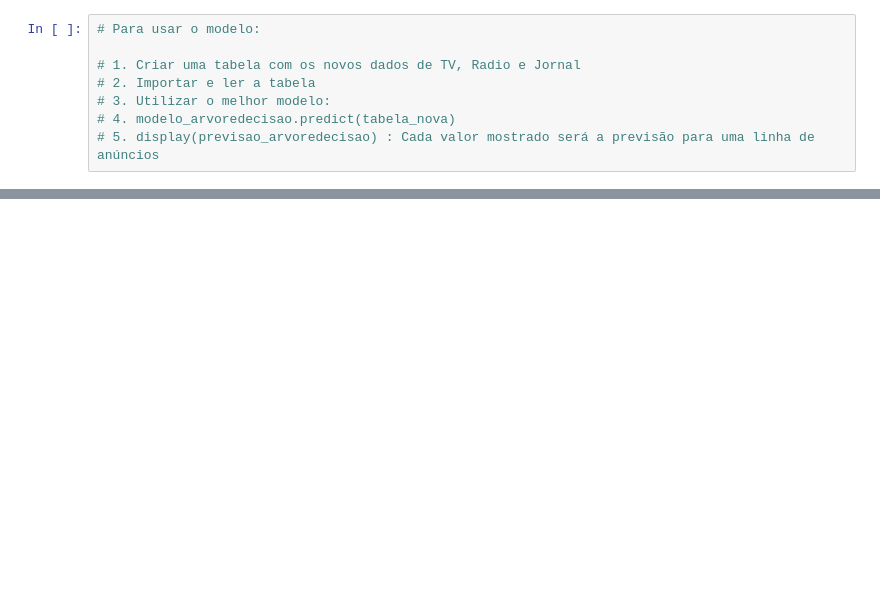
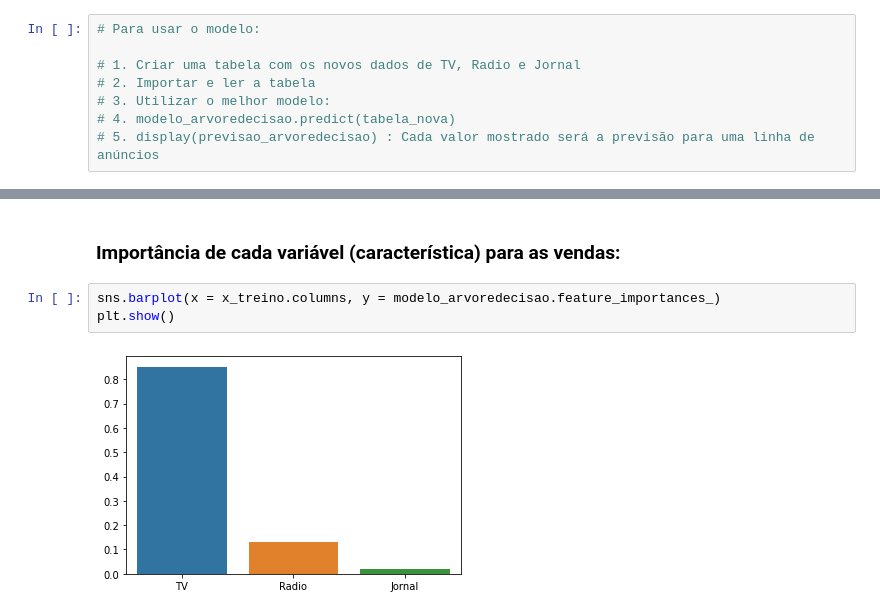
Before and after one commit to silsantos/Python_Practice, a Jupyter notebook: Hashtag/3. Projeto_datascience.ipynb, the cells around one changed output, grey strips where cells are left out. Saved outputs shown, nothing was run; the diff lists cells and outputs as text; blank space fills up the shorter version.

Commit message:
Importância de cada variável para as vendas

```diff
--- a/Hashtag/3. Projeto_datascience.ipynb
+++ b/Hashtag/3. Projeto_datascience.ipynb
@@ -135,0 +161,7 @@ print(metrics.r2_score(y_teste, previsao_arvoredecisao))
+# %% [markdown]
+### Importância de cada variável (característica) para as vendas:
+# %%
+sns.barplot(x = x_treino.columns, y = modelo_arvoredecisao.feature_importances_)
+plt.show()
+# %% [output]
+[figure, added]
```
Also changed, not shown: parts of 4 cells of this notebook.
